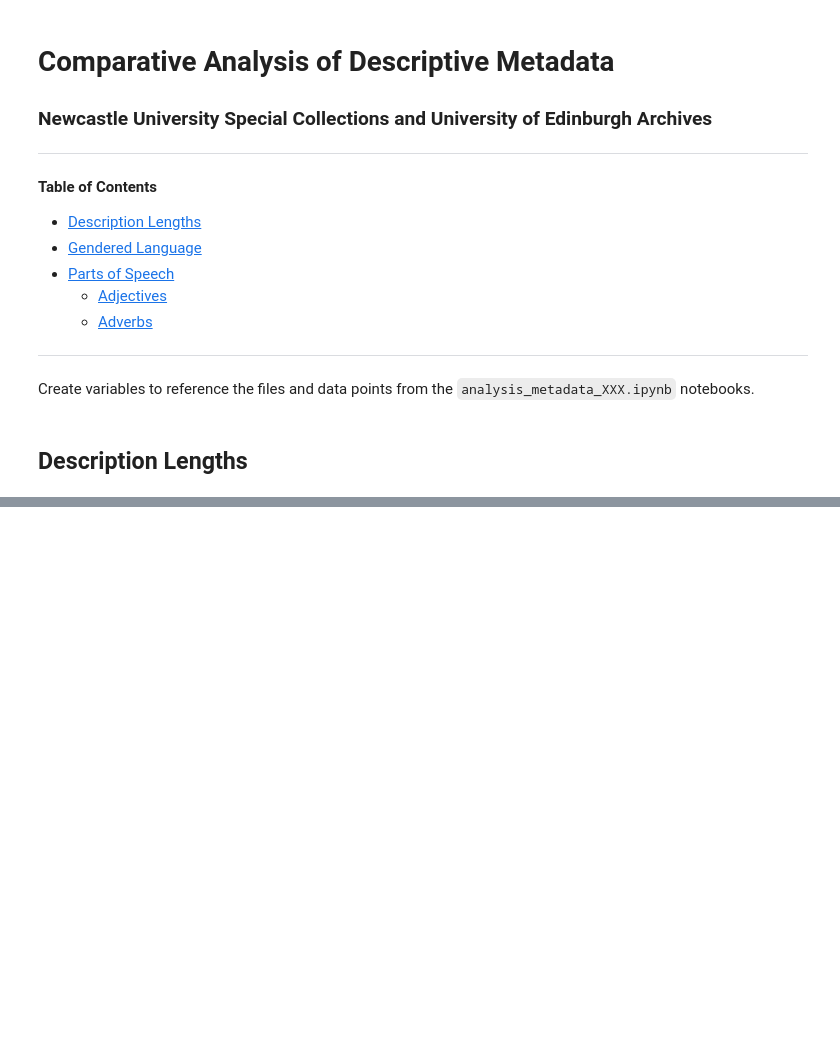
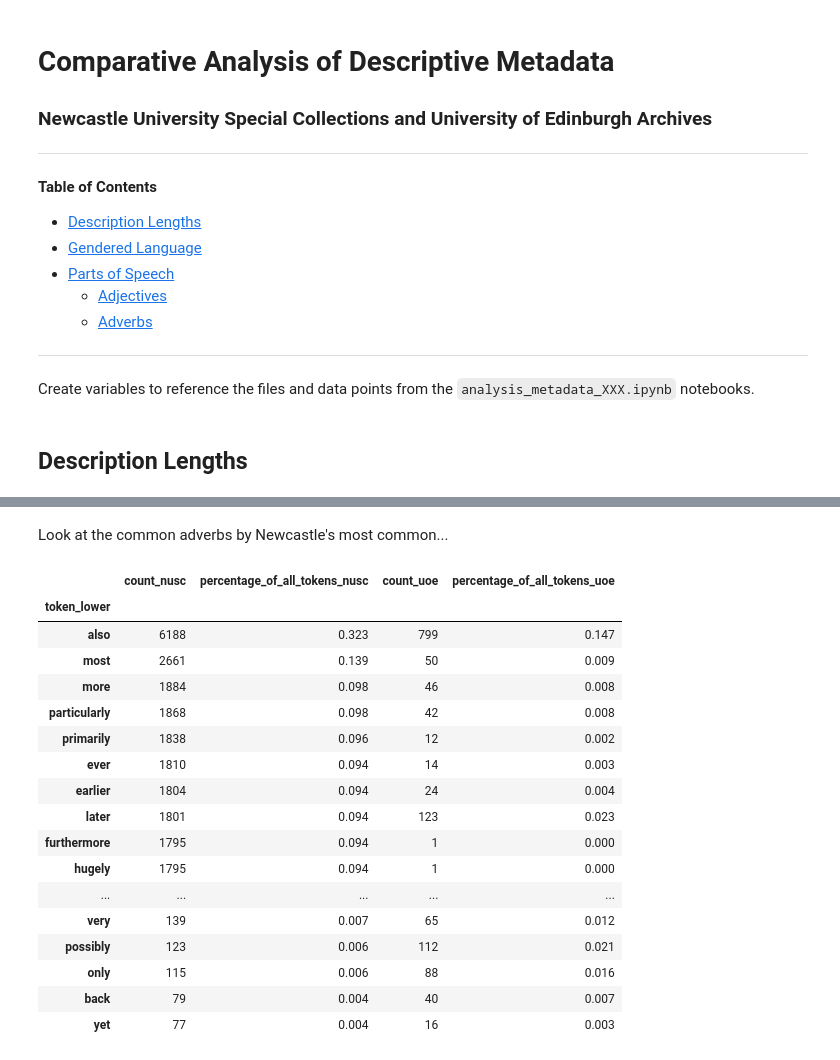
Before and after one commit to thegoose20/nusc, a Jupyter notebook: nusc_uoe_comparison.ipynb, the cells around one changed output, grey strips where cells are left out. Saved outputs shown, nothing was run; the diff lists cells and outputs as text; code cells hidden in the pictures; blank space fills up the shorter version.

```diff
--- a/nusc_uoe_comparison.ipynb
+++ b/nusc_uoe_comparison.ipynb
@@ -80,0 +558,7 @@ mean_tokens_per_desc = list(df_len_uoe["tokens_per_description"])[0]
+# %%
+adverb_files = [6, 7]     # the second is with lowercased tokens
+# %%
+df_adv_nusc = pd.read_csv(dir_nusc + files_nusc[adverb_files[1]], index_col=0)
+df_adv_nusc.insert(1, "percentage_of_all_tokens", (df_adv_nusc["count"]/total_tokens_nusc)*100)
+print(df_adv_nusc.shape)
+df_adv_nusc.head(30)
@@ -80,0 +585,5 @@ mean_tokens_per_desc = list(df_len_uoe["tokens_per_description"])[0]
+# %%
+df_adv_uoe = pd.read_csv(dir_uoe + files_uoe[adverb_files[1]], index_col=0)
+df_adv_uoe.insert(1, "percentage_of_all_tokens", (df_adv_uoe["count"]/total_tokens_uoe)*100)
+print(df_adv_uoe.shape)
+df_adv_uoe.head(30)
@@ -80,0 +612,3 @@ mean_tokens_per_desc = list(df_len_uoe["tokens_per_description"])[0]
+# %%
+common_advs = df_adv_nusc.merge(df_adv_uoe, on="token_lower", how="inner", sort=True, suffixes=("_nusc", "_uoe"))
+common_advs.head()
@@ -80,0 +623,24 @@ mean_tokens_per_desc = list(df_len_uoe["tokens_per_description"])[0]
+# %% [markdown]
+Look at the common adverbs by Newcastle's most common...
+# %%
+common_advs = common_advs.sort_values(by="count_nusc", ascending=False)
+common_advs.head(30)
+# %% [output]
+|  | count_nusc | percentage_of_all_tokens_nusc | count_uoe | percentage_of_all_tokens_uoe |
+| token_lower |  |  |  |  |
+| also | 6188 | 0.323 | 799 | 0.147 |
+| most | 2661 | 0.139 | 50 | 0.009 |
+| more | 1884 | 0.098 | 46 | 0.008 |
+| particularly | 1868 | 0.098 | 42 | 0.008 |
+| primarily | 1838 | 0.096 | 12 | 0.002 |
+| ever | 1810 | 0.094 | 14 | 0.003 |
+| earlier | 1804 | 0.094 | 24 | 0.004 |
+| later | 1801 | 0.094 | 123 | 0.023 |
+| furthermore | 1795 | 0.094 | 1 | 0.000 |
+| hugely | 1795 | 0.094 | 1 | 0.000 |
+| ... | ... | ... | ... | ... |
+| very | 139 | 0.007 | 65 | 0.012 |
+| possibly | 123 | 0.006 | 112 | 0.021 |
+| only | 115 | 0.006 | 88 | 0.016 |
+| back | 79 | 0.004 | 40 | 0.007 |
+| yet | 77 | 0.004 | 16 | 0.003 |
```
Also changed, not shown: parts of 75 cells of this notebook, 3 other files.
